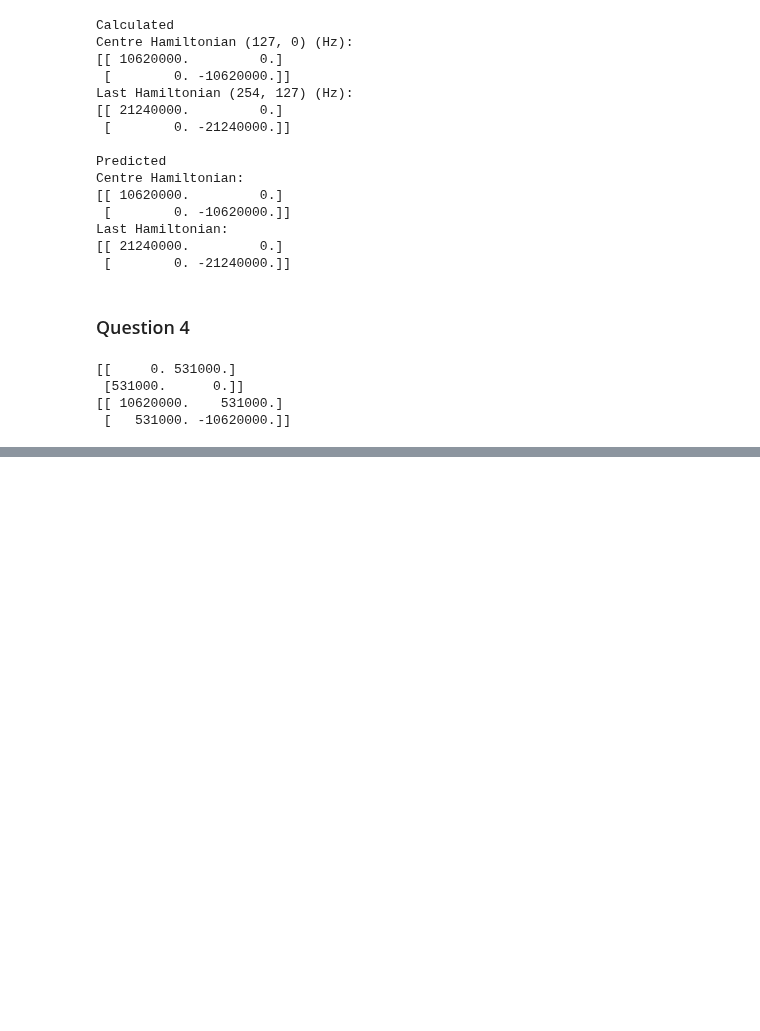
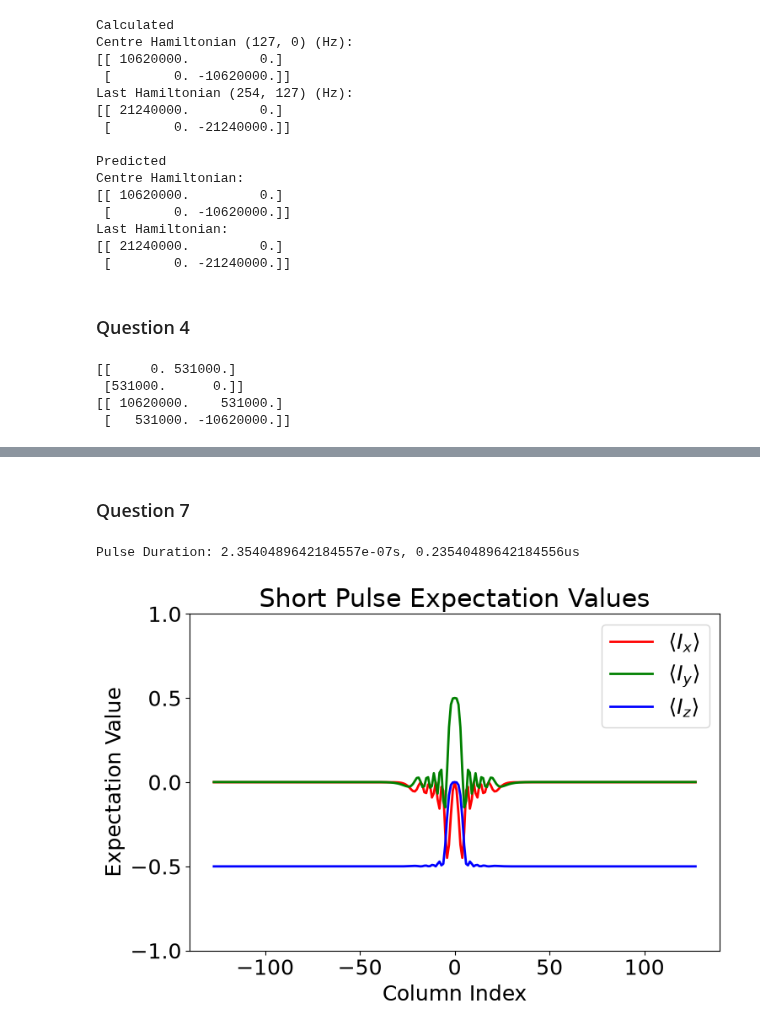
Before and after one commit to mvx-dev/notes, a Jupyter notebook: study/ELEC3705/assignment/code/src/code/assignment.ipynb, the cells around one changed output, grey strips where cells are left out. Cells and saved outputs as stored; diff of their text form; code cells hidden in the pictures; blank space fills up the shorter version.

```diff
--- a/study/ELEC3705/assignment/code/src/code/assignment.ipynb
+++ b/study/ELEC3705/assignment/code/src/code/assignment.ipynb
@@ -153,0 +211,30 @@ print(H_tilde[ncols - 1])
+# %% [markdown]
+### Question 7
+# %%
+t_pi2 = T_rabi / 4
+
+psi0 = np.array([0, 1], dtype=complex)
+psi_pi2 = np.array(
+    [expm(-1j * 2 * np.pi * H_tilde[col] * t_pi2) @ psi0 for col in range(ncols)]
+)  # (ncols, 2)
+
+Ix_exp = np.real(np.einsum("ci,ij,cj->c", psi_pi2.conj(), I_x, psi_pi2))
+Iy_exp = np.real(np.einsum("ci,ij,cj->c", psi_pi2.conj(), I_y, psi_pi2))
+Iz_exp = np.real(np.einsum("ci,ij,cj->c", psi_pi2.conj(), I_z, psi_pi2))
+
+fig, ax = plt.subplots()
+ax.plot(c, Ix_exp, color="red", linewidth=2, label=r"$\langle I_x\rangle$")
+ax.plot(c, Iy_exp, color="green", linewidth=2, label=r"$\langle I_y\rangle$")
+ax.plot(c, Iz_exp, color="blue", linewidth=2, label=r"$\langle I_z\rangle$")
+ax.set_title("Short Pulse Expectation Values")
+ax.set_xlabel("Column Index")
+ax.set_ylabel("Expectation Value")
+ax.set_ylim(-1,1)
+ax.legend()
+fig.tight_layout()
+fig.savefig(f"{OUT_DIR}/single-spin-pulse.png")
+
+print(f"Pulse Duration: {t_pi2}s, {t_pi2*1e6}us")
+# %% [output]
+Pulse Duration: 2.3540489642184557e-07s, 0.23540489642184556us
+[figure, added]
```
Also changed, not shown: parts of 12 cells of this notebook, 12 other files.
